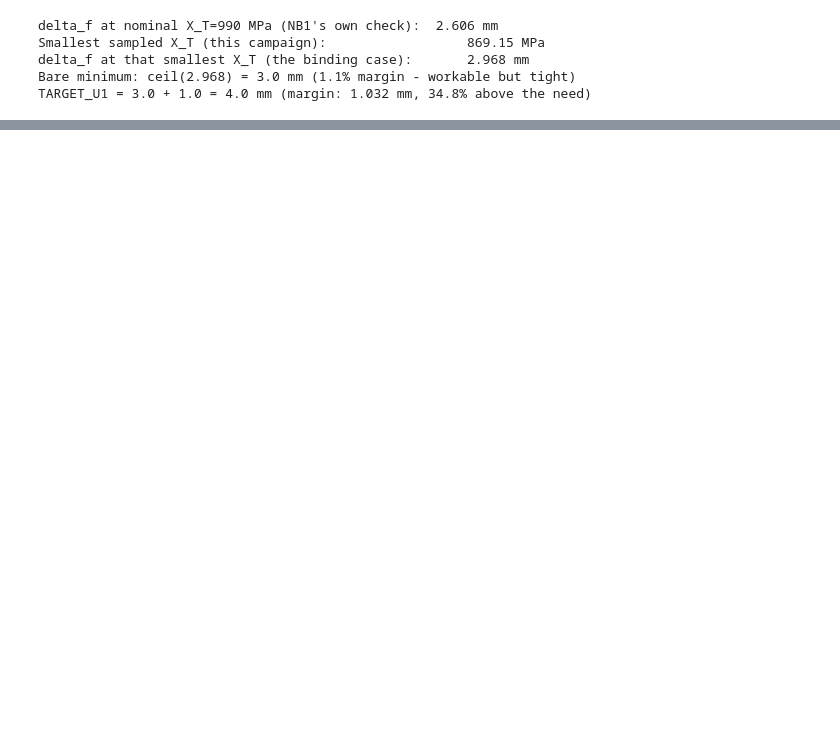
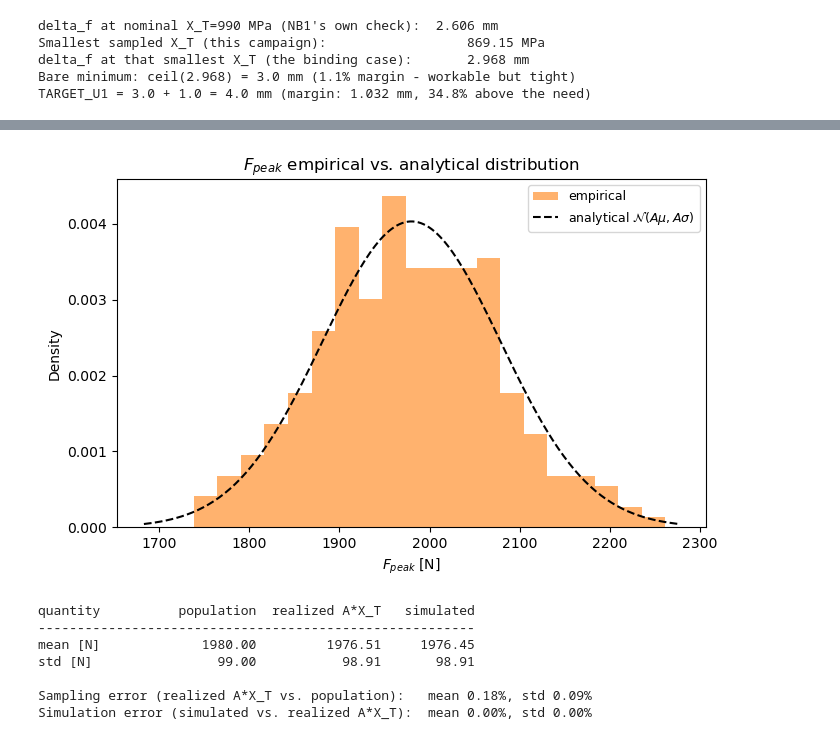
Before and after one commit to fmamitrotta/progressive-damage-uq-jupyter, a Jupyter notebook: notebooks/02_monte_carlo_fiber_strength.ipynb, the cells around one changed output, grey strips where cells are left out. Cells and saved outputs as stored; diff of their text form; code cells hidden in the pictures; blank space fills up the shorter version.

```diff
--- a/notebooks/02_monte_carlo_fiber_strength.ipynb
+++ b/notebooks/02_monte_carlo_fiber_strength.ipynb
@@ -1843,0 +1187,42 @@ become the only way to get an answer at all.
+# %%
+mean_recon, std_recon = float(f_recon.mean()), float(f_recon.std(ddof=1))
+
+# What a perfect, noiseless simulator would have produced for this SAME 280-sample draw of
+# X_T -- no Abaqus, no reconstruction, just the exact small-strain formula from Part 1. Any gap
+# between this and the simulated result below is genuinely due to Abaqus/reconstruction; any
+# gap between THIS and the population value is pure Monte Carlo sampling noise.
+ax_realized = A * x_t
+mean_ax, std_ax = float(ax_realized.mean()), float(ax_realized.std(ddof=1))
+
+fig, ax = plt.subplots(figsize=(7, 4.5))
+n_bins = min(20, max(3, len(f_recon) // 5))  # rule of thumb: about 1 bin per 5 samples, floored at 3 bins and capped at 20, so N=280 is neither over- nor under-resolved
+pad = 3 * analytical_std  # how far past the analytical mean the plotted x-range extends on either side
+x_grid_f = np.linspace(analytical_mean - pad, analytical_mean + pad, 200)
+
+ax.hist(f_recon, bins=n_bins, density=True, color="C1", alpha=0.6, label="empirical")  # C1: F_peak is the output distribution
+ax.plot(x_grid_f, gaussian_pdf(x_grid_f, analytical_mean, analytical_std), "k--", lw=1.5,
+        label=r"analytical $\mathcal{N}(A\mu, A\sigma)$")
+ax.set_xlabel("$F_{peak}$ [N]"); ax.set_ylabel("Density")
+ax.set_title("$F_{peak}$ empirical vs. analytical distribution")
+ax.legend(fontsize=9)
+fig.tight_layout()
+plt.show()
+
+print(f"{'quantity':16s}{'population':>12s}{'realized A*X_T':>16s}{'simulated':>12s}")
+print("-" * 56)
+print(f"{'mean [N]':16s}{analytical_mean:12.2f}{mean_ax:16.2f}{mean_recon:12.2f}")
+print(f"{'std [N]':16s}{analytical_std:12.2f}{std_ax:16.2f}{std_recon:12.2f}")
+print()
+print(f"Sampling error (realized A*X_T vs. population):   mean {abs(mean_ax - analytical_mean) / analytical_mean:.2%}, "
+      f"std {abs(std_ax - analytical_std) / analytical_std:.2%}")
+print(f"Simulation error (simulated vs. realized A*X_T):  mean {abs(mean_recon - mean_ax) / mean_ax:.2%}, "
+      f"std {abs(std_recon - std_ax) / std_ax:.2%}")
+# %% [output]
+[figure, added]
+quantity          population  realized A*X_T   simulated
+--------------------------------------------------------
+mean [N]             1980.00         1976.51     1976.45
+std [N]                99.00           98.91       98.91
+
+Sampling error (realized A*X_T vs. population):   mean 0.18%, std 0.09%
+Simulation error (simulated vs. realized A*X_T):  mean 0.00%, std 0.00%
```
Also changed, not shown: parts of 146 cells of this notebook, 2 other files.
